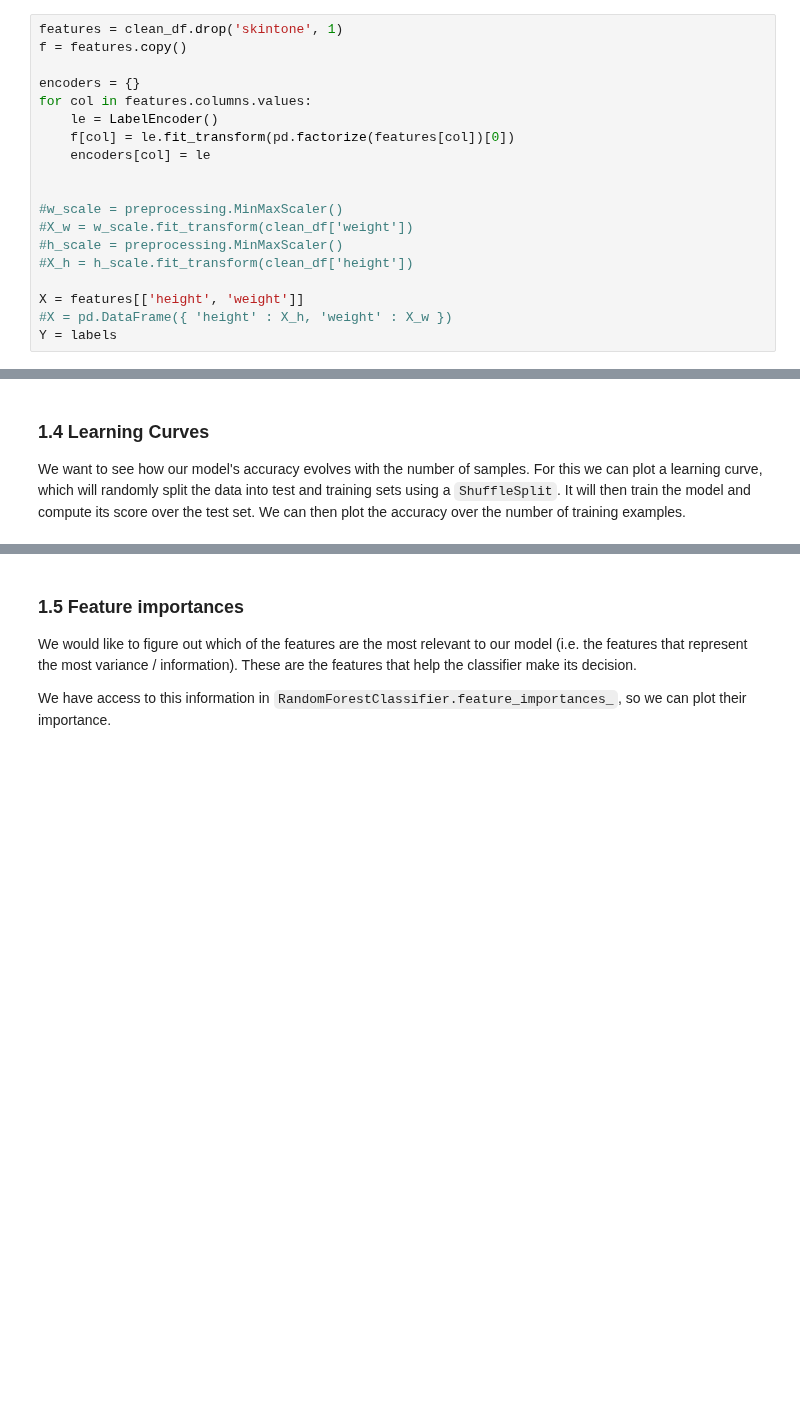
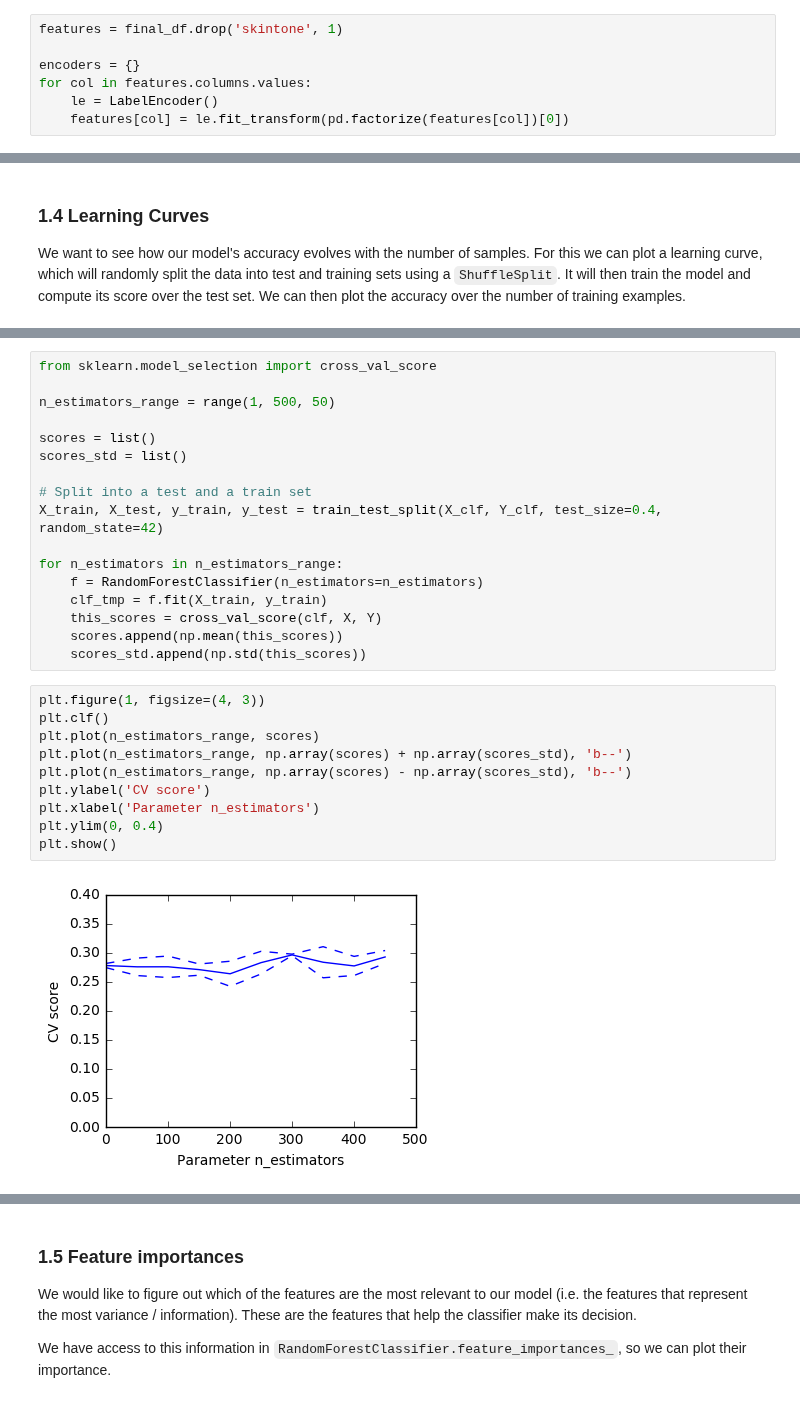
Before and after one commit to romac/ADAHomeworks, a Jupyter notebook: 04 - Applied ML/04 - Applied ML - Dylan.ipynb, the cells around one changed output, grey strips where cells are left out. Saved outputs shown, nothing was run; the diff lists cells and outputs as text; blank space fills up the shorter version.

```diff
--- a/04 - Applied ML/04 - Applied ML - Dylan.ipynb
+++ b/04 - Applied ML/04 - Applied ML - Dylan.ipynb
@@ -322,22 +202,10 @@ We'll start by using all the features provided by the dataset to train the class
 # %%
-features = clean_df.drop('skintone', 1)
-f = features.copy()
+features = final_df.drop('skintone', 1)
 
 encoders = {}
 for col in features.columns.values:
     le = LabelEncoder()
-    f[col] = le.fit_transform(pd.factorize(features[col])[0])
-    encoders[col] = le
-
-
-#w_scale = preprocessing.MinMaxScaler()
-#X_w = w_scale.fit_transform(clean_df['weight'])
-#h_scale = preprocessing.MinMaxScaler()
-#X_h = h_scale.fit_transform(clean_df['height'])
-
-X = features[['height', 'weight']]
-#X = pd.DataFrame({ 'height' : X_h, 'weight' : X_w })
-Y = labels
+    features[col] = le.fit_transform(pd.factorize(features[col])[0])
 # %% [markdown]
 ### 1.3 Training the classifier
 
@@ -428,0 +305,29 @@ plt.show()
+# %%
+from sklearn.model_selection import cross_val_score
+
+n_estimators_range = range(1, 500, 50)
+
+scores = list()
+scores_std = list()
+
+# Split into a test and a train set
+X_train, X_test, y_train, y_test = train_test_split(X_clf, Y_clf, test_size=0.4, random_state=42)
+
+for n_estimators in n_estimators_range:
+    f = RandomForestClassifier(n_estimators=n_estimators)
+    clf_tmp = f.fit(X_train, y_train)
+    this_scores = cross_val_score(clf, X, Y)
+    scores.append(np.mean(this_scores))
+    scores_std.append(np.std(this_scores))
+# %%
+plt.figure(1, figsize=(4, 3))
+plt.clf()
+plt.plot(n_estimators_range, scores)
+plt.plot(n_estimators_range, np.array(scores) + np.array(scores_std), 'b--')
+plt.plot(n_estimators_range, np.array(scores) - np.array(scores_std), 'b--')
+plt.ylabel('CV score')
+plt.xlabel('Parameter n_estimators')
+plt.ylim(0, 0.4)
+plt.show()
+# %% [output]
+[figure, added]
```
Also changed, not shown: parts of 56 cells of this notebook.
